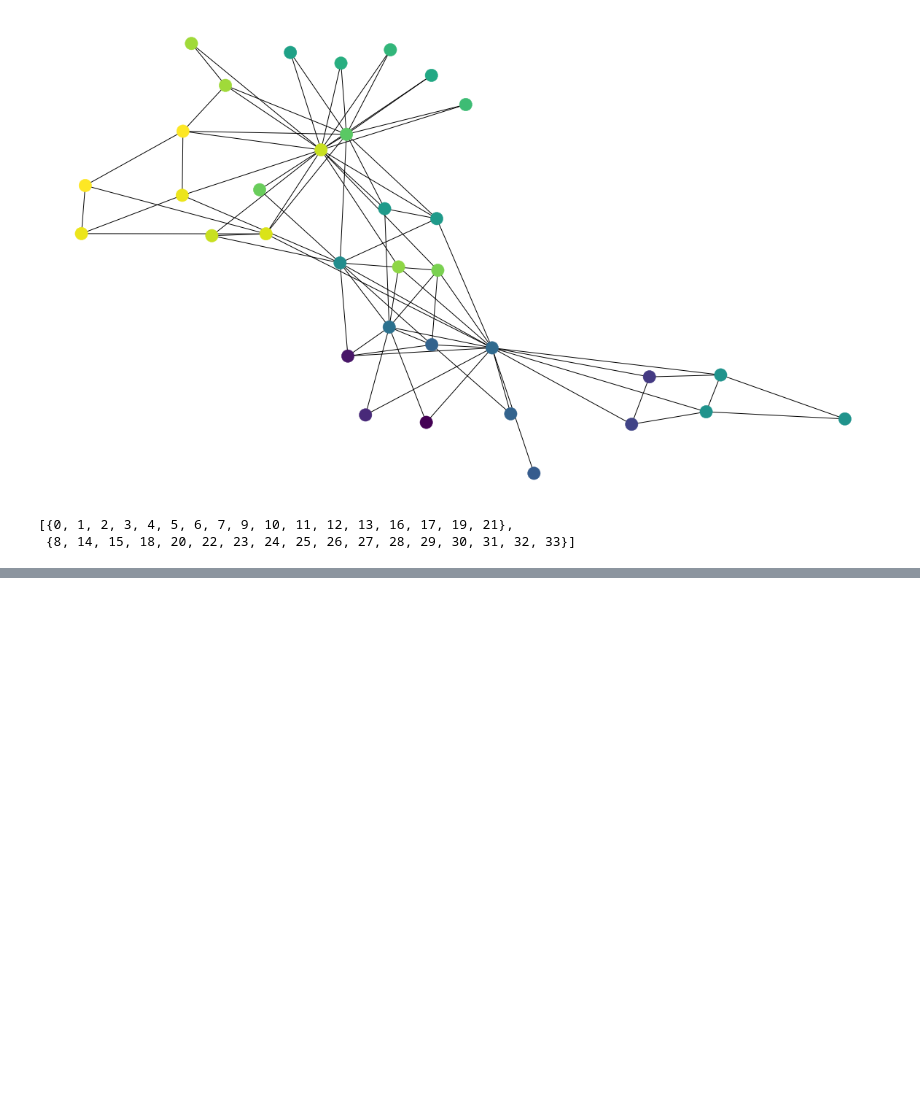
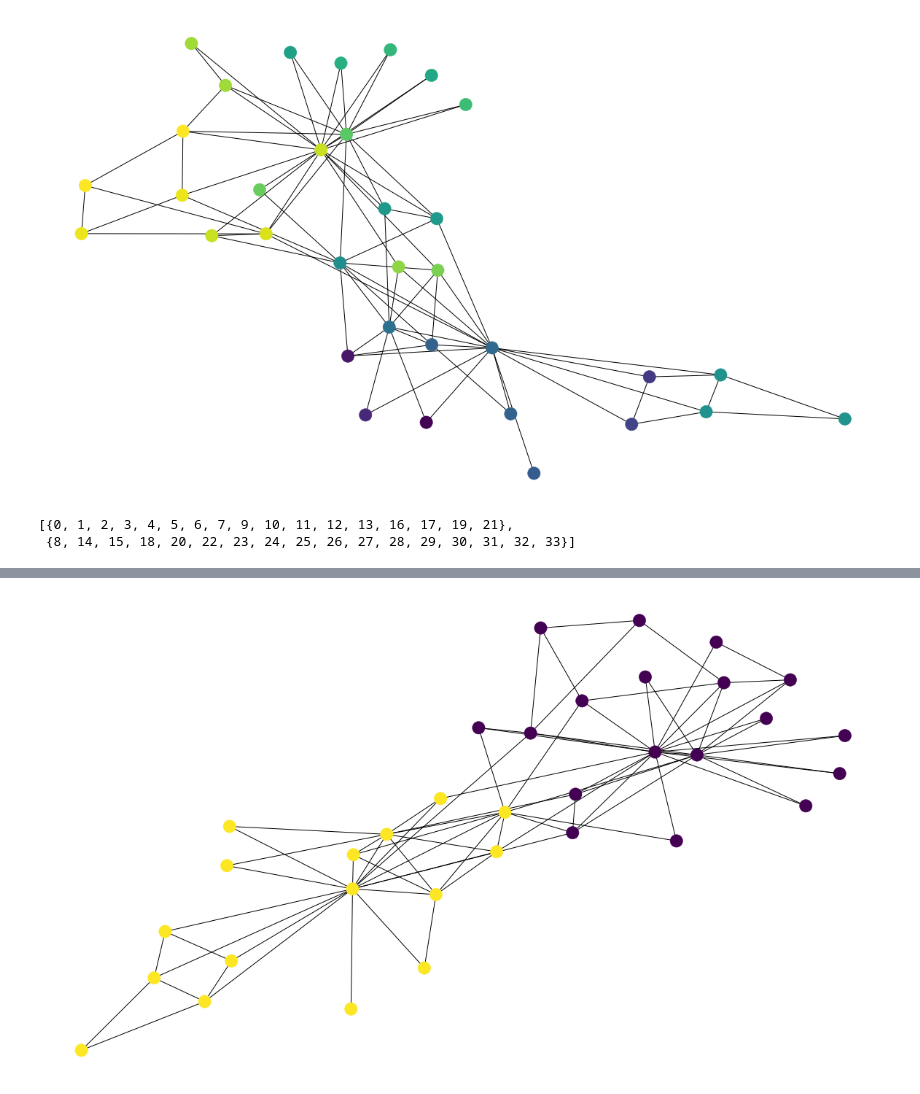
Before and after one commit to KevMCh/GraphMiningCourse, a Jupyter notebook: Communities.ipynb, the cells around one changed output, grey strips where cells are left out. Cells and saved outputs as stored; diff of their text form; code cells hidden in the pictures; blank space fills up the shorter version.

```diff
--- a/Communities.ipynb
+++ b/Communities.ipynb
@@ -80,0 +81,4 @@ nx.draw(g, node_color=colours)
+# %%
+adj = nx.adjacency_matrix(g)
+adj = adj.todense();
+adj
@@ -80,0 +95,13 @@ nx.draw(g, node_color=colours)
+# %%
+def createColoursFromSklearn(g, clusters):
+  colours = [clusters[node] for node in g]
+
+  return colours
+# %%
+number_of_clusters = 2
+
+kmeans = cluster.KMeans(n_clusters=number_of_clusters, n_init=200)
+kmeans.fit(adj)
+
+resultKMeans = list(kmeans.labels_)
+resultKMeans
@@ -80,0 +126,5 @@ nx.draw(g, node_color=colours)
+# %%
+colours = createColoursFromSklearn(g, resultKMeans)
+nx.draw(g, node_color=colours)
+# %% [output]
+[figure, added]
```
Also changed, not shown: parts of 9 cells of this notebook.
